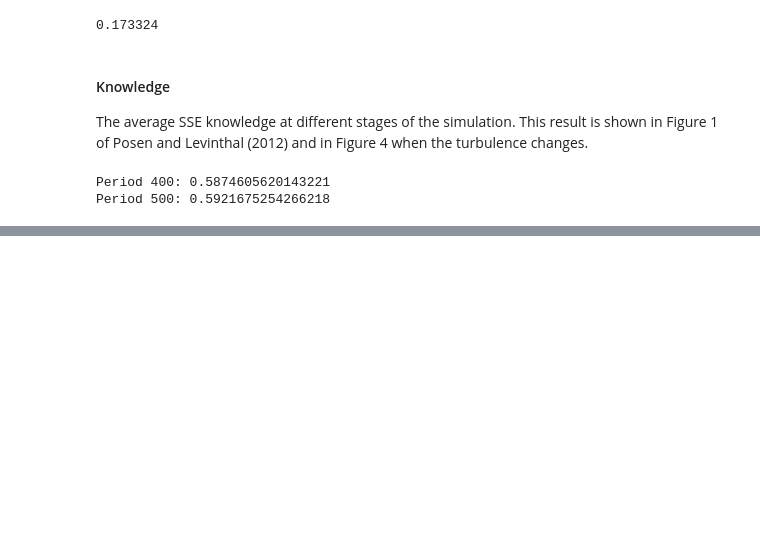
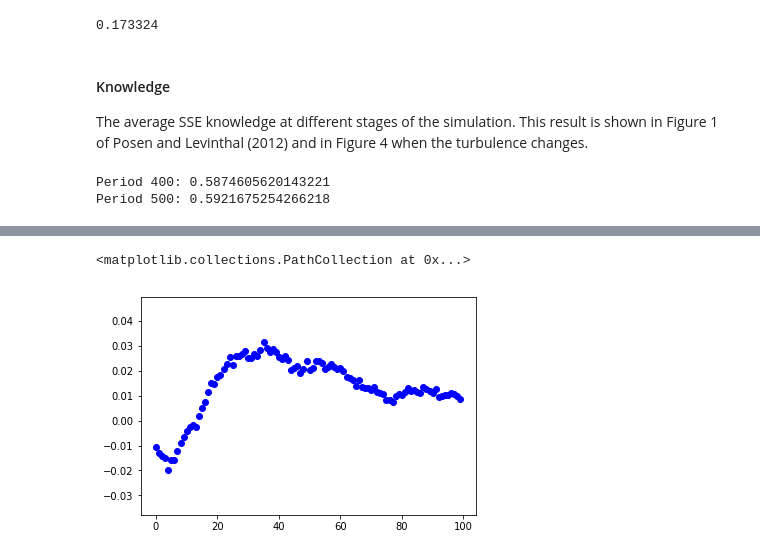
Before and after one commit to jparrieta/bandits, a Jupyter notebook: full_tutorial.ipynb, the cells around one changed output, grey strips where cells are left out. Saved outputs shown, nothing was run; the diff lists cells and outputs as text; code cells hidden in the pictures; blank space fills up the shorter version.

```diff
--- a/full_tutorial.ipynb
+++ b/full_tutorial.ipynb
@@ -364,0 +473,3 @@ Period 500: 0.5921675254266218
+# %%
+num_periods = 100
+num_reps = 5000 # 5000 typical
@@ -364,0 +480,15 @@ Period 500: 0.5921675254266218
+# %%
+max_setting = (p*val_max + (1-p)*val_min)
+min_setting = (p*val_min+(1-p)*val_max)
+# Good beliefs
+good = min_setting*np.ones(num_bandits)
+good[bingo] = max_setting
+# Bad beliefs
+bad = min_setting*np.ones(num_bandits)
+bad[flop] = max_setting
+# Uniform beliefs
+uniform = max_setting*np.ones(num_bandits)/num_bandits
+# Organization settings
+org_setting1 = [bad, bad]
+org_setting2 = [uniform, uniform]
+org_setting3 = [good, bad]
@@ -364,0 +498,5 @@ Period 500: 0.5921675254266218
+# %%
+Alice = agent(tau = tau, phi = phi, style_update = style_update, style_choose = style_choose, style_start = "fixed")
+Bob = agent(tau = tau, phi = phi, style_update = style_update, style_choose = style_choose, style_start = "fixed")
+Inc = organization(Alice = Alice, Bob = Bob)
+options = bandits_P_S(num_bandits = num_bandits, bingo = bingo, val_max = val_max, val_min = val_min)
@@ -364,0 +506,4 @@ Period 500: 0.5921675254266218
+# %%
+payoffs, kn, RE, coordination, asp, last = run_simulation(num_reps, num_periods, Inc, options, org_setting1, 2)
+payoffs2, kn2, RE2, coordination2, asp2, last2 = run_simulation(num_reps, num_periods, Inc, options, org_setting2, 2)
+payoffs3, kn3, RE3, coordination3, asp3, last3 = run_simulation(num_reps, num_periods, Inc, options, org_setting3, 2)
@@ -364,0 +513,5 @@ Period 500: 0.5921675254266218
+# %%
+plt.scatter(range(num_periods), (coordination-coordination2)/num_reps, c = "blue")
+# %% [output]
+<matplotlib.collections.PathCollection at 0x...>
+[figure, added]
```
Also changed, not shown: parts of 32 cells of this notebook.
